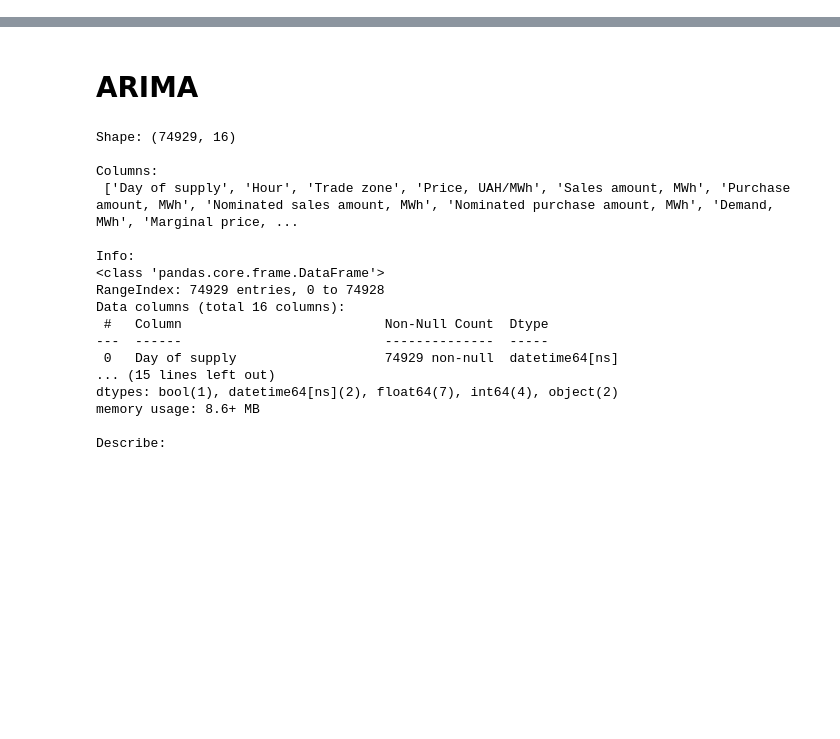
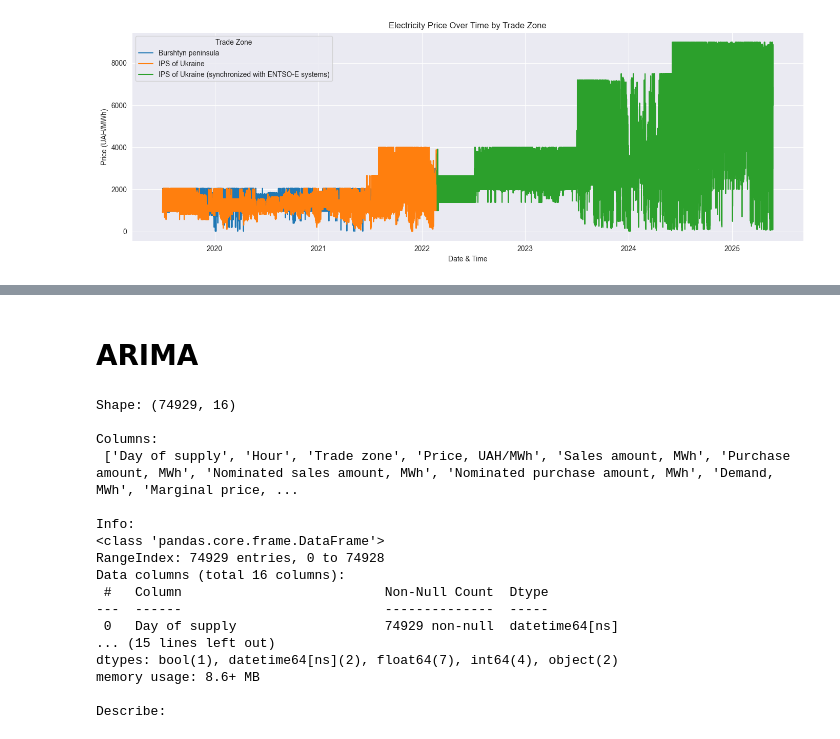
Before and after one commit to senshesen/Machine-Learning-Group-3-Project, a Jupyter notebook: group3_projectml.ipynb, the cells around one changed output, grey strips where cells are left out. Drawn from its saved outputs; the diff is of its cells as text; code cells hidden in the pictures; blank space fills up the shorter version.

```diff
--- a/group3_projectml.ipynb
+++ b/group3_projectml.ipynb
@@ -0,0 +3,10 @@
+# %%
+import pandas as pd
+
+# Load the Excel file
+file_path = 'processed_energy_data.xlsx'
+df = pd.read_excel(file_path)
+
+
+# Preview
+df.head()
@@ -0,0 +153,14 @@
+# %%
+import seaborn as sns
+import matplotlib.pyplot as plt
+
+plt.figure(figsize=(14, 5))
+sns.lineplot(data=df, x='Datetime', y='Price, UAH/MWh', hue='Trade zone')
+plt.title('Electricity Price Over Time by Trade Zone')
+plt.xlabel('Date & Time')
+plt.ylabel('Price (UAH/MWh)')
+plt.legend(title='Trade Zone')
+plt.tight_layout()
+plt.show()
+# %% [output]
+[figure, added]
```
Also changed, not shown: parts of 36 cells of this notebook.
